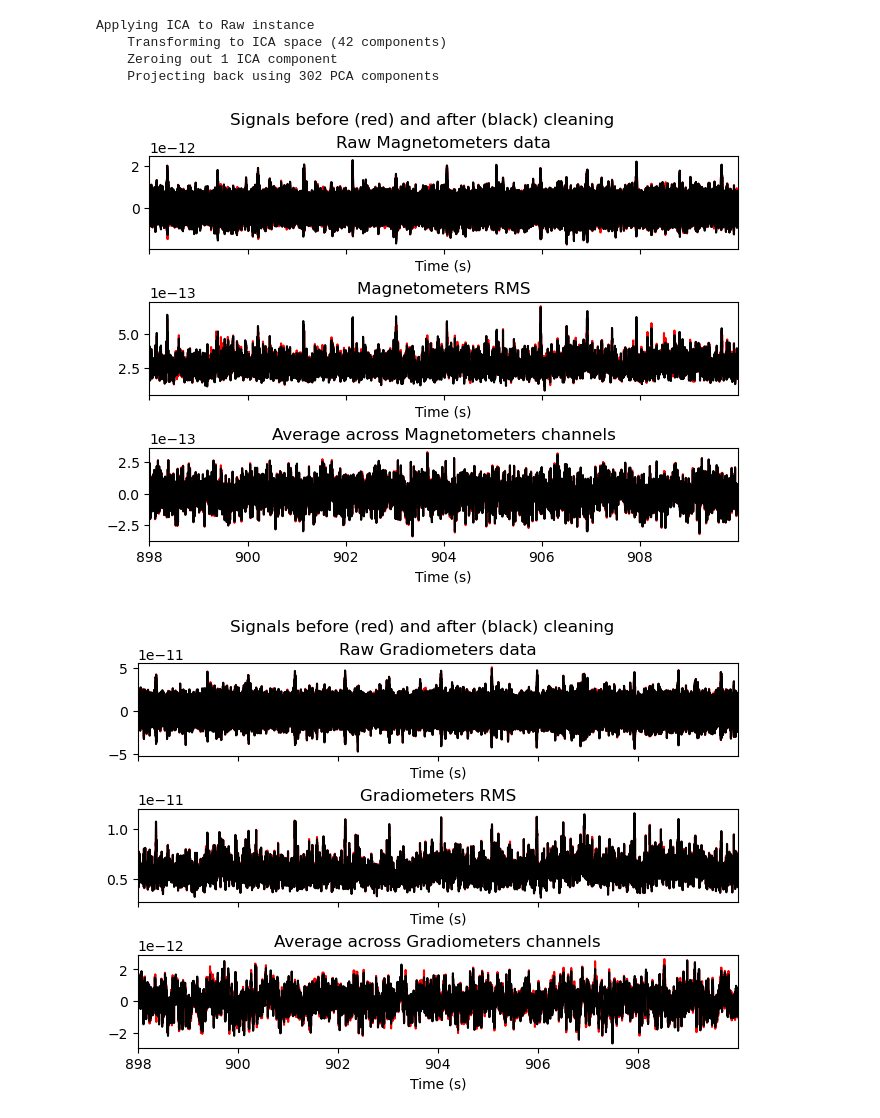
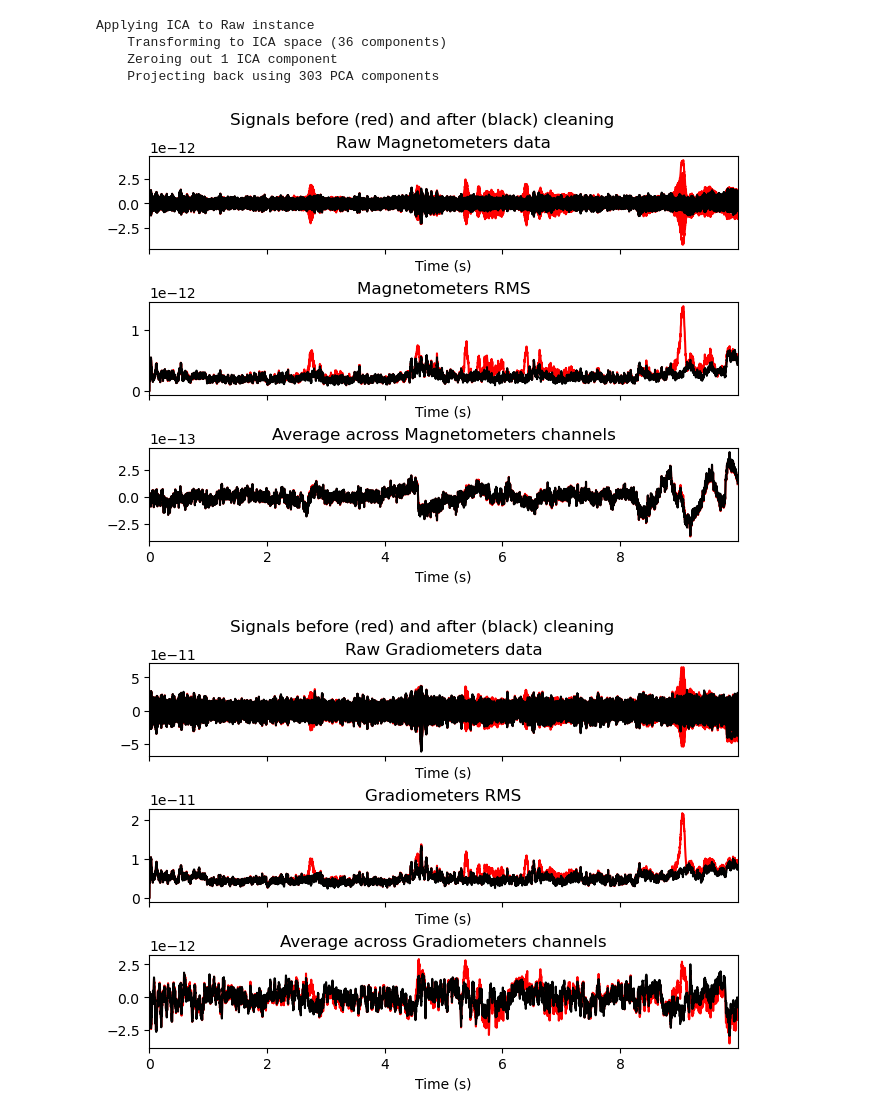
Before and after one commit to laurenostrowski/meg_processing_bigfrank, a Jupyter notebook: 3_run_ica.ipynb, the cells around one changed output. Saved outputs shown, nothing was run; the diff lists cells and outputs as text; code cells hidden in the pictures.

```diff
--- a/3_run_ica.ipynb
+++ b/3_run_ica.ipynb
@@ -74,27 +77,20 @@ for subject in subjects:
                 elapsed_ica = (time.time() - t)/60
                 print("ICA fit elapsed time in minutes: %s" %elapsed_ica)
 
-            ### SECTION 2: Apply the ICA solution ###
+            ### SECTION 2: Find bad components ###
             # EOG and ECG adjustments
             ica.exclude = []
             # find which ICs match the EOG and ECG pattern
             print("Finding EOG scores...")
-            eog_indices, eog_scores = ica.find_bads_eog(raw, ch_name='EOG001')
+            eog_indices, eog_scores = ica.find_bads_eog(raw, ch_name='EOG001', measure='correlation', threshold=0.5)
             print("Finding ECG scores...")
-            ecg_indices, ecg_scores = ica.find_bads_ecg(raw, ch_name='ECG002')
+            ecg_indices, ecg_scores = ica.find_bads_ecg(raw, ch_name='ECG002', measure='correlation', threshold=0.5)
 
             eog_ecg_indices = eog_indices + ecg_indices
             ica.exclude = eog_ecg_indices
 
             print("Saving ICA solution...")
-            ica.save(ica_solution_fname, overwrite=True)  # save solution with automatic exclusions
-
-            # apply the ICA solution to the raw data and save
-            print("Applying ICA...")
-            ica.apply(raw)
-            print("Saving ICA-processed data...")
-            raw.save(ica_processed_fname, overwrite=True)
-            print(f"ICA applied and saved for {subject}\n\n")
+            ica.save(ica_solution_fname, overwrite=True)  # save solution with recommended exclusions
 # %% [output]
 ICA already complete for nbl_003 session 01.
 ICA already complete for nbl_004 session 01.
@@ -110,7 +113,7 @@ ICA already complete for nbl_011 session 01.
 Follow the steps below to apply each individual ICA solution and select bad compoenents via EOG and ECG channels
 # %%
 # subject info
-subject = 'nbl_010'
+subject = 'nbl_018'
 session = '01'
 
 # file paths
@@ -241,9 +243,9 @@ ica.plot_components();
 # %%
 # EOG and ECG adjustments
 print("Finding EOG scores...")
-eog_indices, eog_scores = ica.find_bads_eog(raw, ch_name='EOG001')
+eog_indices, eog_scores = ica.find_bads_eog(raw, ch_name='EOG001', measure='correlation', threshold=0.5)
 print("Finding ECG scores...")
-ecg_indices, ecg_scores = ica.find_bads_ecg(raw, ch_name='ECG002')
+ecg_indices, ecg_scores = ica.find_bads_ecg(raw, ch_name='ECG002', measure='correlation', threshold=0.5)
 # %% [output]
 Finding EOG scores...
 Using EOG channel: EOG001
@@ -265,4 +267,5 @@ Using data from preloaded Raw for 6063 events and 1001 original time points ...
 # %%
 print('Identified EOG comps:', eog_indices)
 print('Identified ECG comps:', ecg_indices)
+ica.exclude = eog_indices + ecg_indices
 # %% [output]
@@ -281,12 +284,12 @@ ica.plot_scores(ecg_scores);
 # %%
 # blinks
-ica.exclude=[]
-eog_indices = [17]
-ica.plot_overlay(raw, exclude=eog_indices, picks="meg", start=898.0, stop=910.0);
+ica.exclude = []
+eog_indices = [0]
+ica.plot_overlay(raw, exclude=eog_indices, picks="meg", start=0.0, stop=10.0);
 # %% [output]
 Applying ICA to Raw instance
-    Transforming to ICA space (42 components)
+    Transforming to ICA space (36 components)
     Zeroing out 1 ICA component
-    Projecting back using 302 PCA components
+    Projecting back using 303 PCA components
-[figure, old version]
+[figure, new version]
-[figure, old version]
+[figure, new version]
```
Also changed, not shown: parts of 20 cells of this notebook.
